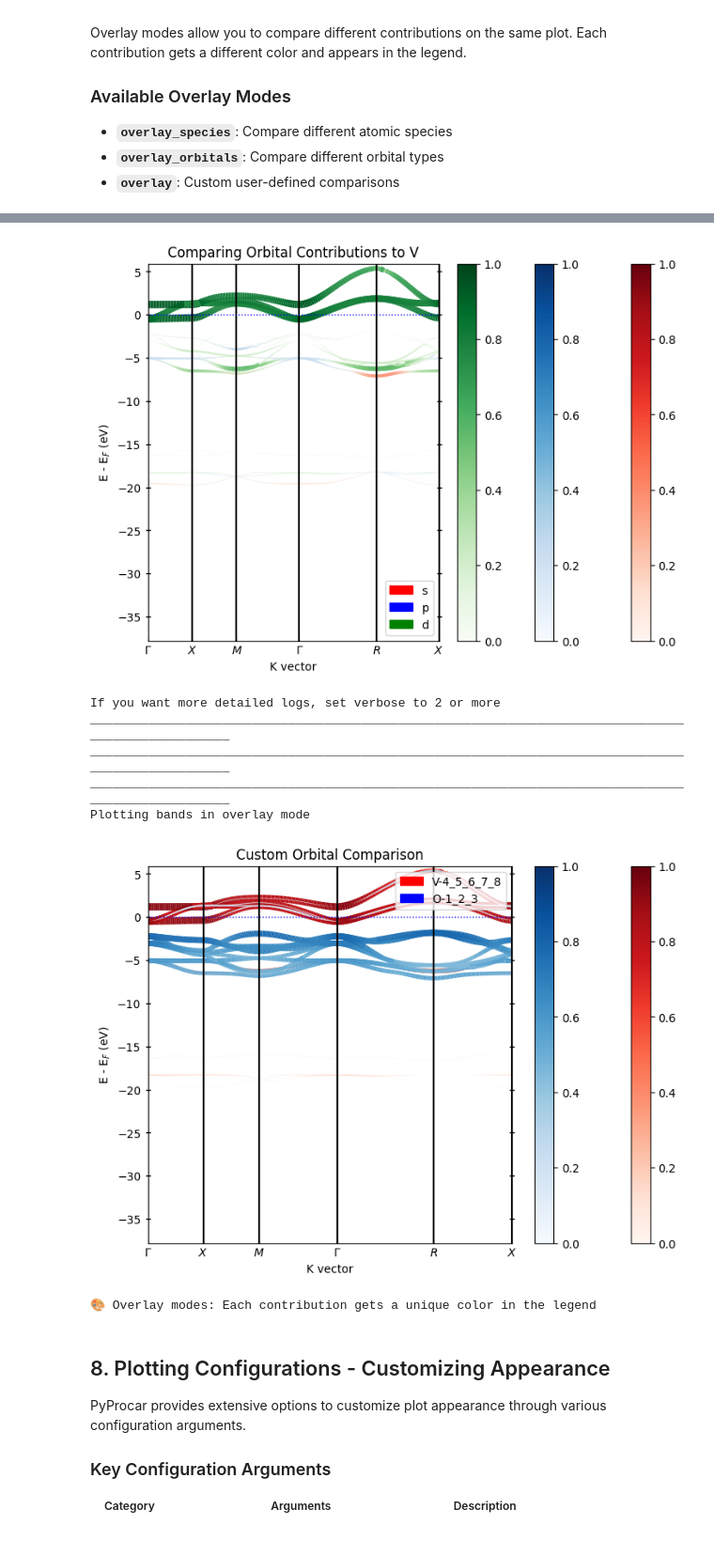
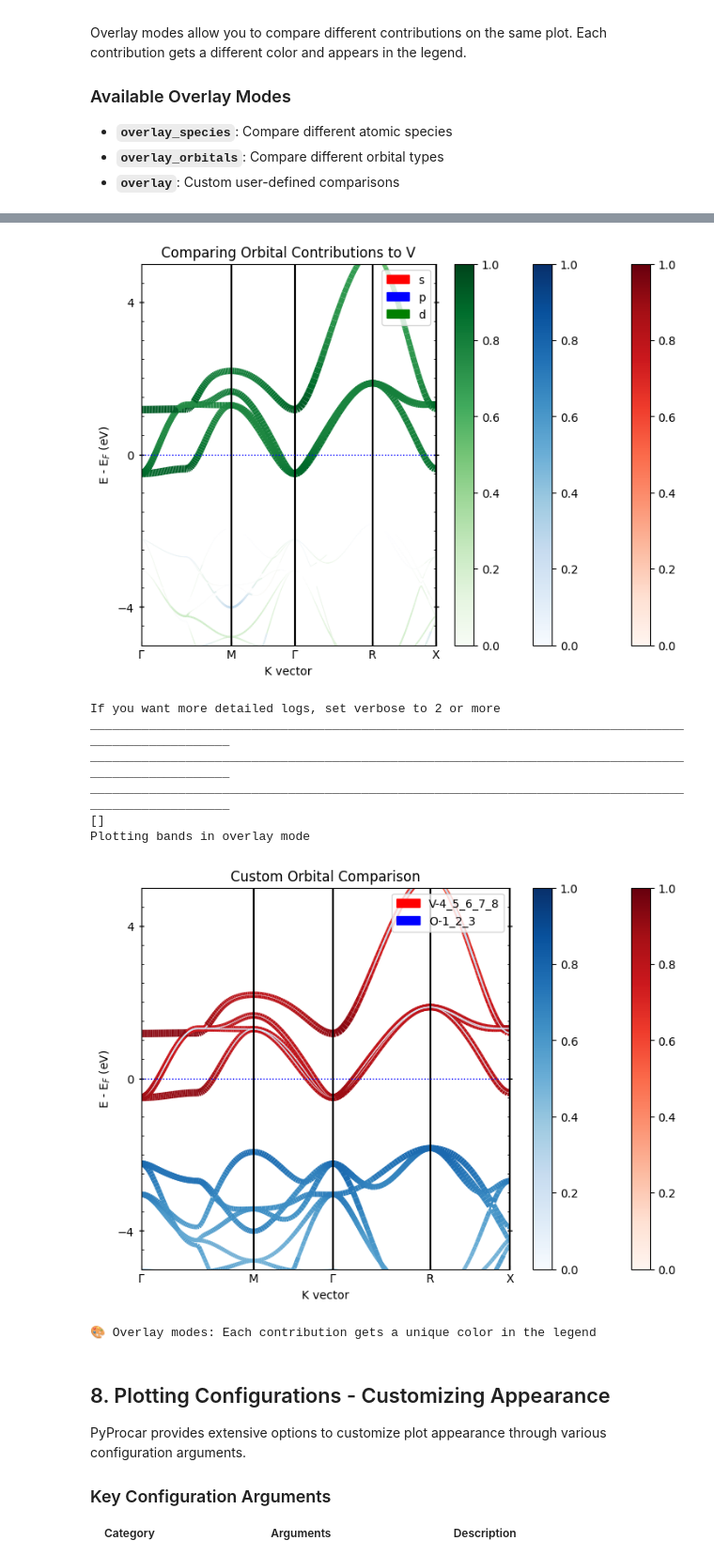
Before and after one commit to romerogroup/pyprocar, a Jupyter notebook: examples/00-band_structure/00-Getting Started.ipynb, the cells around one changed output, grey strips where cells are left out. Shown at 94% size. Drawn from its saved outputs; the diff is of its cells as text; code cells hidden in the pictures.

```diff
--- a/examples/00-band_structure/00-Getting Started.ipynb
+++ b/examples/00-band_structure/00-Getting Started.ipynb
@@ -220,6 +228,7 @@ pyprocar.bandsplot(
     mode="overlay_species",
     fermi=5.3017,
     orbitals=[1,2,3],
+    elimit=[-5,5],
     title="Comparing Species Contributions to p-orbitals",
     quiet_welcome=True
 )
@@ -230,6 +239,7 @@ pyprocar.bandsplot(
     dirname=DATA_DIR,
     mode="overlay_orbitals",
     fermi=5.3017,
+    elimit=[-5,5],
     atoms=[1],  # V atom
     title="Comparing Orbital Contributions to V",
     quiet_welcome=True
@@ -247,6 +257,7 @@ pyprocar.bandsplot(
     dirname=DATA_DIR,
     mode="overlay",
     fermi=5.3017,
+    elimit=[-5,5],
     items=items,  # Custom orbital groupings
     title="Custom Orbital Comparison",
     quiet_welcome=True
@@ -267,11 +280,12 @@ ________________________________________________________________________________
 Plotting bands in overlay orbitals mode
-[figure, old version]
+[figure, new version]
 If you want more detailed logs, set verbose to 2 or more
 ____________________________________________________________________________________________________
 ____________________________________________________________________________________________________
 ____________________________________________________________________________________________________
+[]
 Plotting bands in overlay mode
-[figure, old version]
+[figure, new version]
 🎨 Overlay modes: Each contribution gets a unique color in the legend
 # %% [markdown]
 ## 8. Plotting Configurations - Customizing Appearance
```
Also changed, not shown: parts of 8 cells of this notebook, 8 other files.
